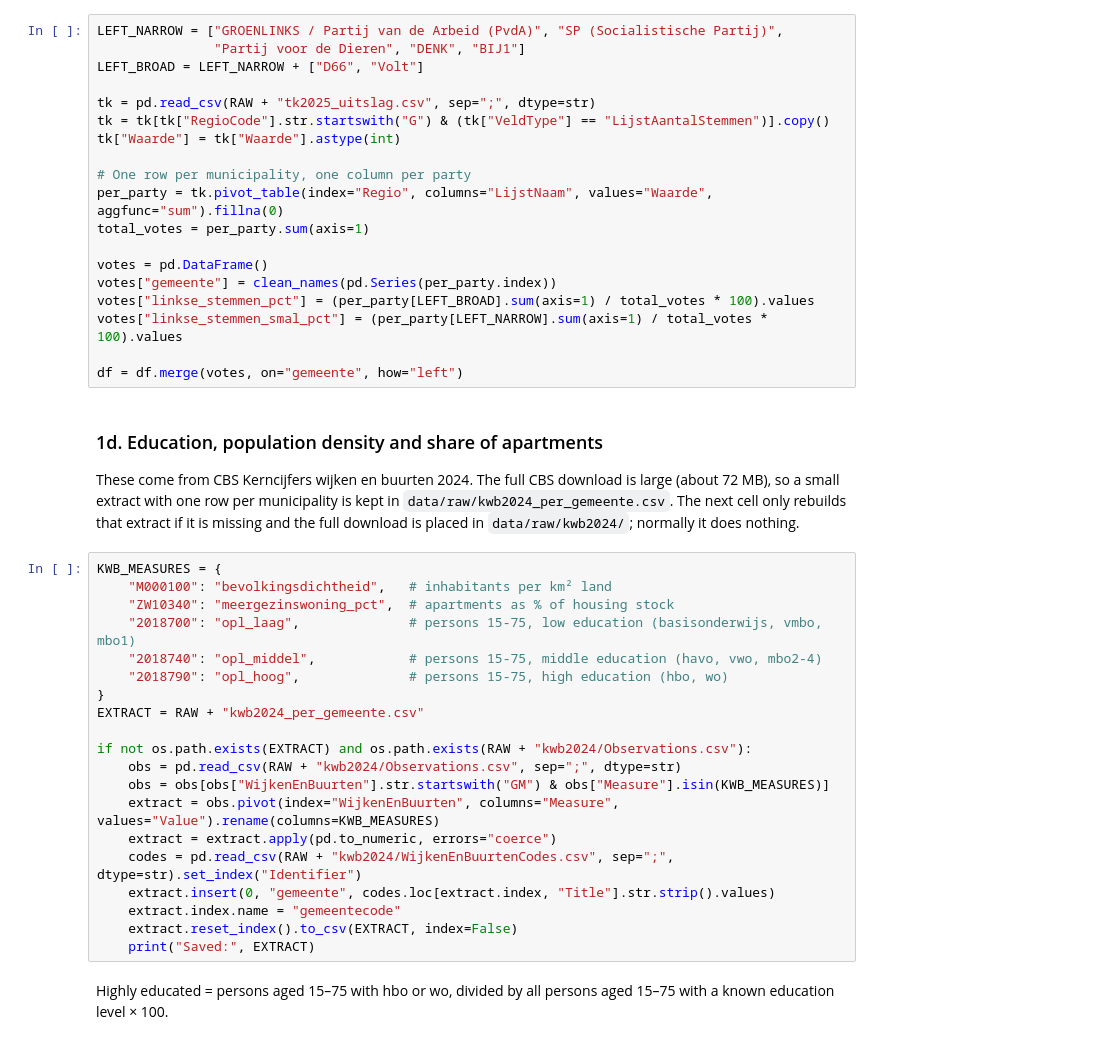
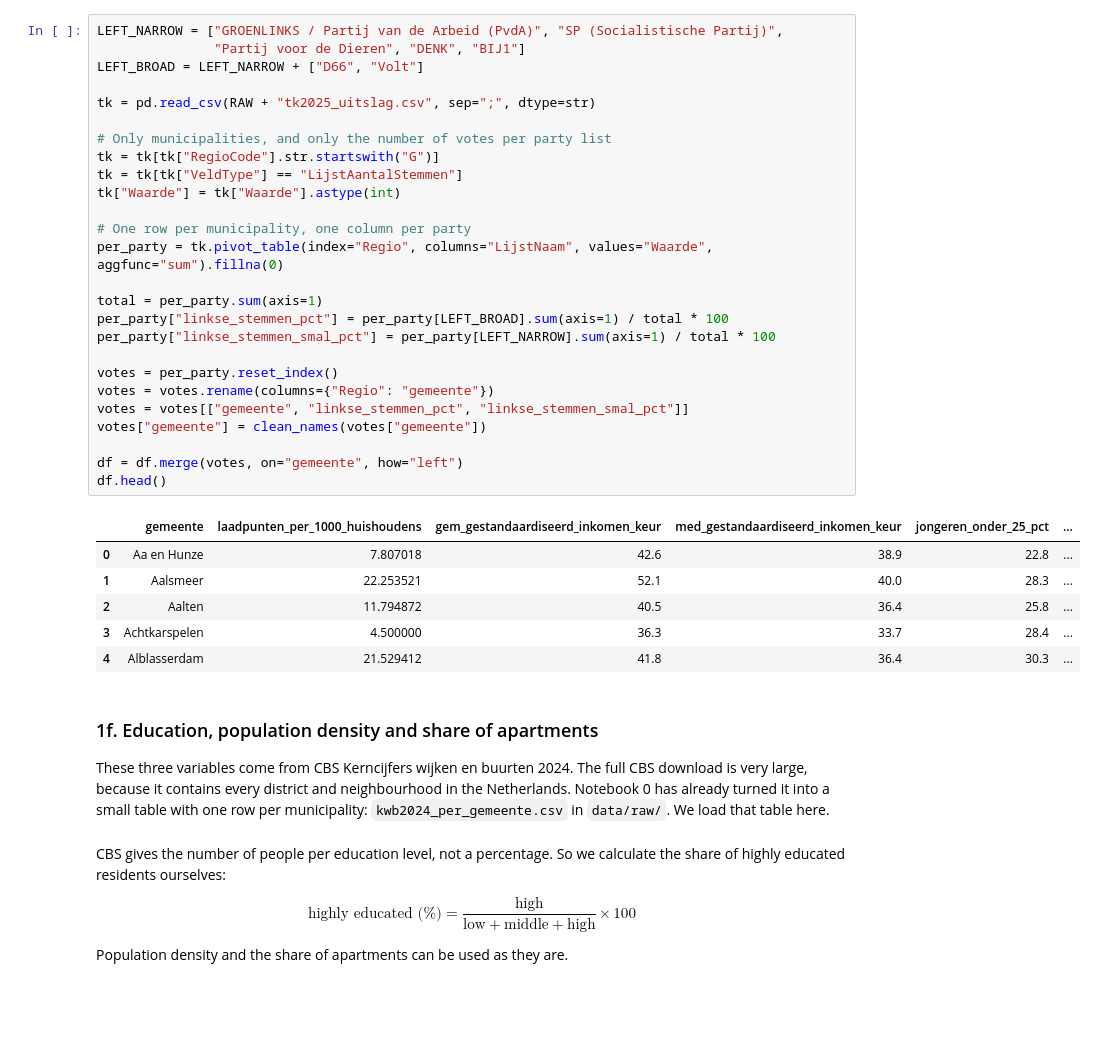
Before and after one commit to mirtebatema/group-15, a Jupyter notebook: notebooks/6. descriptive_statistics_correlations.ipynb, the cells around one changed output. Saved outputs shown, nothing was run; the diff lists cells and outputs as text; blank space fills up the shorter version.

```diff
--- a/notebooks/6. descriptive_statistics_correlations.ipynb
+++ b/notebooks/6. descriptive_statistics_correlations.ipynb
@@ -109,46 +183,44 @@ From the Kiesraad results we keep the number of votes per party list per municip
 # %%
 LEFT_NARROW = ["GROENLINKS / Partij van de Arbeid (PvdA)", "SP (Socialistische Partij)",
                "Partij voor de Dieren", "DENK", "BIJ1"]
 LEFT_BROAD = LEFT_NARROW + ["D66", "Volt"]
 
 tk = pd.read_csv(RAW + "tk2025_uitslag.csv", sep=";", dtype=str)
-tk = tk[tk["RegioCode"].str.startswith("G") & (tk["VeldType"] == "LijstAantalStemmen")].copy()
+
+# Only municipalities, and only the number of votes per party list
+tk = tk[tk["RegioCode"].str.startswith("G")]
+tk = tk[tk["VeldType"] == "LijstAantalStemmen"]
 tk["Waarde"] = tk["Waarde"].astype(int)
 
 # One row per municipality, one column per party
 per_party = tk.pivot_table(index="Regio", columns="LijstNaam", values="Waarde", aggfunc="sum").fillna(0)
-total_votes = per_party.sum(axis=1)
 
-votes = pd.DataFrame()
-votes["gemeente"] = clean_names(pd.Series(per_party.index))
-votes["linkse_stemmen_pct"] = (per_party[LEFT_BROAD].sum(axis=1) / total_votes * 100).values
-votes["linkse_stemmen_smal_pct"] = (per_party[LEFT_NARROW].sum(axis=1) / total_votes * 100).values
+total = per_party.sum(axis=1)
+per_party["linkse_stemmen_pct"] = per_party[LEFT_BROAD].sum(axis=1) / total * 100
+per_party["linkse_stemmen_smal_pct"] = per_party[LEFT_NARROW].sum(axis=1) / total * 100
+
+votes = per_party.reset_index()
+votes = votes.rename(columns={"Regio": "gemeente"})
+votes = votes[["gemeente", "linkse_stemmen_pct", "linkse_stemmen_smal_pct"]]
+votes["gemeente"] = clean_names(votes["gemeente"])
 
 df = df.merge(votes, on="gemeente", how="left")
+df.head()
+# %% [output]
+|  | gemeente | laadpunten_per_1000_huishoudens | gem_gestandaardiseerd_inkomen_keur | med_gestandaardiseerd_inkomen_keur | jongeren_onder_25_pct | ... |
+| 0 | Aa en Hunze | 7.807018 | 42.6 | 38.9 | 22.8 | ... |
+| 1 | Aalsmeer | 22.253521 | 52.1 | 40.0 | 28.3 | ... |
+| 2 | Aalten | 11.794872 | 40.5 | 36.4 | 25.8 | ... |
+| 3 | Achtkarspelen | 4.500000 | 36.3 | 33.7 | 28.4 | ... |
+| 4 | Alblasserdam | 21.529412 | 41.8 | 36.4 | 30.3 | ... |
 # %% [markdown]
-### 1d. Education, population density and share of apartments
+### 1f. Education, population density and share of apartments
 
-These come from CBS Kerncijfers wijken en buurten 2024. The full CBS download is large (about 72 MB), so a small extract with one row per municipality is kept in `data/raw/kwb2024_per_gemeente.csv`. The next cell only rebuilds that extract if it is missing and the full download is placed in `data/raw/kwb2024/`; normally it does nothing.
+These three variables come from CBS Kerncijfers wijken en buurten 2024. The full CBS download is very large, because it contains every district and neighbourhood in the Netherlands. Notebook 0 has already turned it into a small table with one row per municipality: `kwb2024_per_gemeente.csv` in `data/raw/`. We load that table here.
-# %%
-KWB_MEASURES = {
-    "M000100": "bevolkingsdichtheid",   # inhabitants per km² land
-    "ZW10340": "meergezinswoning_pct",  # apartments as % of housing stock
-    "2018700": "opl_laag",              # persons 15-75, low education (basisonderwijs, vmbo, mbo1)
-    "2018740": "opl_middel",            # persons 15-75, middle education (havo, vwo, mbo2-4)
-    "2018790": "opl_hoog",              # persons 15-75, high education (hbo, wo)
-}
-EXTRACT = RAW + "kwb2024_per_gemeente.csv"
-
-if not os.path.exists(EXTRACT) and os.path.exists(RAW + "kwb2024/Observations.csv"):
-    obs = pd.read_csv(RAW + "kwb2024/Observations.csv", sep=";", dtype=str)
-    obs = obs[obs["WijkenEnBuurten"].str.startswith("GM") & obs["Measure"].isin(KWB_MEASURES)]
-    extract = obs.pivot(index="WijkenEnBuurten", columns="Measure", values="Value").rename(columns=KWB_MEASURES)
-    extract = extract.apply(pd.to_numeric, errors="coerce")
-    codes = pd.read_csv(RAW + "kwb2024/WijkenEnBuurtenCodes.csv", sep=";", dtype=str).set_index("Identifier")
-    extract.insert(0, "gemeente", codes.loc[extract.index, "Title"].str.strip().values)
-    extract.index.name = "gemeentecode"
-    extract.reset_index().to_csv(EXTRACT, index=False)
-    print("Saved:", EXTRACT)
-# %% [markdown]
-Highly educated = persons aged 15–75 with hbo or wo, divided by all persons aged 15–75 with a known education level × 100.
+# %% [markdown]
+CBS gives the number of people per education level, not a percentage. So we calculate the share of highly educated residents ourselves:
+
+$$\text{highly educated (\%)} = \frac{\text{high}}{\text{low} + \text{middle} + \text{high}} \times 100$$
+
+Population density and the share of apartments can be used as they are.
 # %%
```
Also changed, not shown: parts of 39 cells of this notebook, 4 other files.
